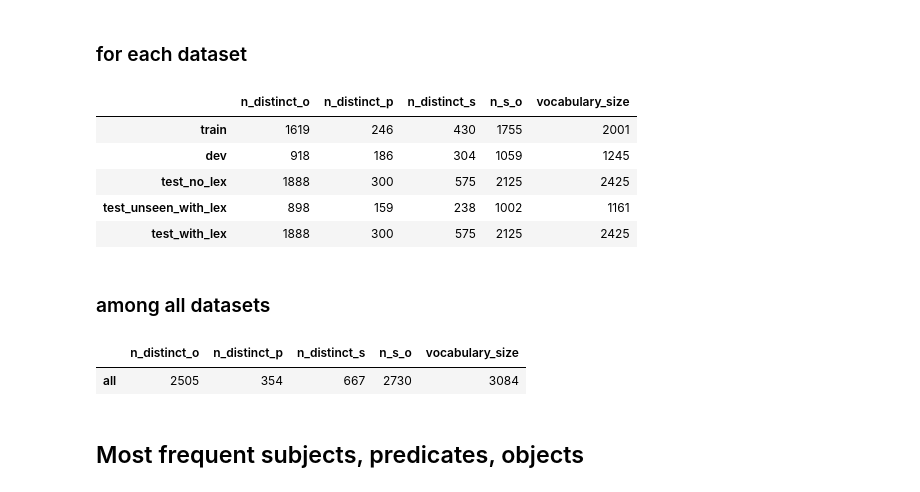
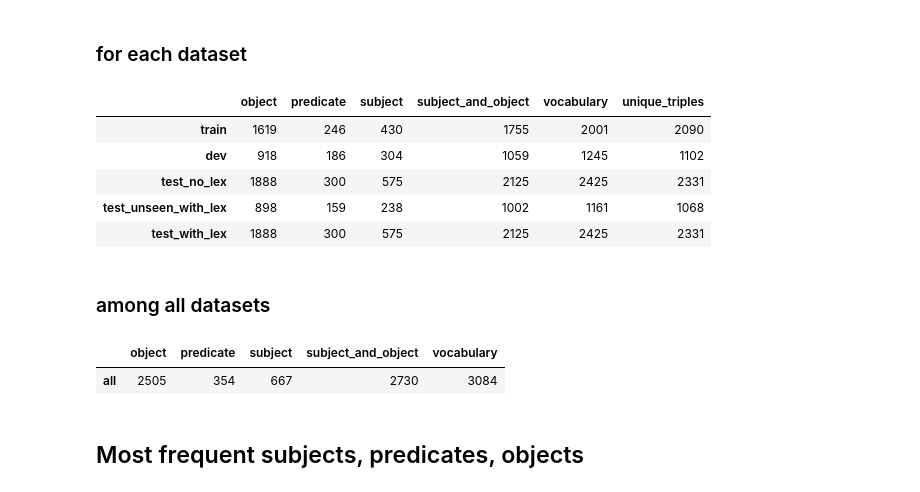
Before and after one commit to abevieiramota/challenge-webnlg, a Jupyter notebook: notebook/1 - Exploratory Data Analysis.ipynb, the cells around one changed output. Saved outputs shown, nothing was run; the diff lists cells and outputs as text; code cells hidden in the pictures.

```diff
--- a/notebook/1 - Exploratory Data Analysis.ipynb
+++ b/notebook/1 - Exploratory Data Analysis.ipynb
@@ -295,31 +270,34 @@ no, you mustn't see the test data
 # %%
 def report_n_distinct_s_p_o(mdf):
 
-    return {'n_distinct_s': len(mdf.m_subject.unique()),
-            'n_distinct_p': len(mdf.m_predicate.unique()),
-            'n_distinct_o': len(mdf.m_object.unique()),
+    return {'subject': mdf.m_subject.nunique(),
+            'predicate': mdf.m_predicate.nunique(),
+            'object': mdf.m_object.nunique(),
             # defined as a subject ou object
-            'n_s_o': len(pd.concat([mdf.m_subject, mdf.m_object]).unique()),
+            'subject_and_object': pd.concat([mdf.m_subject, mdf.m_object]).nunique(),
             # vocabulary size
-            'vocabulary_size': len(pd.concat([mdf.m_subject, mdf.m_object, mdf.m_predicate]).unique())
+            'vocabulary': pd.concat([mdf.m_subject, mdf.m_object, mdf.m_predicate]).nunique()
            }
 # %%
-pd.DataFrame(data = [report_n_distinct_s_p_o(ds.mdf) for ds in datasets],
+df = pd.DataFrame(data = [report_n_distinct_s_p_o(ds.mdf) for ds in datasets],
              index = [ds.dataset for ds in datasets])
+
+df['unique_triples'] = [ds.mdf.mtext.nunique() for ds in datasets]
+df
 # %% [output]
-|  | n_distinct_o | n_distinct_p | n_distinct_s | n_s_o | vocabulary_size |
-| train | 1619 | 246 | 430 | 1755 | 2001 |
-| dev | 918 | 186 | 304 | 1059 | 1245 |
-| test_no_lex | 1888 | 300 | 575 | 2125 | 2425 |
-| test_unseen_with_lex | 898 | 159 | 238 | 1002 | 1161 |
-| test_with_lex | 1888 | 300 | 575 | 2125 | 2425 |
+|  | object | predicate | subject | subject_and_object | vocabulary | unique_triples |
+| train | 1619 | 246 | 430 | 1755 | 2001 | 2090 |
+| dev | 918 | 186 | 304 | 1059 | 1245 | 1102 |
+| test_no_lex | 1888 | 300 | 575 | 2125 | 2425 | 2331 |
+| test_unseen_with_lex | 898 | 159 | 238 | 1002 | 1161 | 1068 |
+| test_with_lex | 1888 | 300 | 575 | 2125 | 2425 | 2331 |
 # %% [markdown]
 ### among all datasets
 # %%
 pd.DataFrame(report_n_distinct_s_p_o(pd.concat([ds.mdf for ds in datasets])),
              index=['all'])
 # %% [output]
-|  | n_distinct_o | n_distinct_p | n_distinct_s | n_s_o | vocabulary_size |
+|  | object | predicate | subject | subject_and_object | vocabulary |
 | all | 2505 | 354 | 667 | 2730 | 3084 |
 # %% [markdown]
 ## Most frequent subjects, predicates, objects
```
Also changed, not shown: parts of 55 cells of this notebook, 13 other files.
